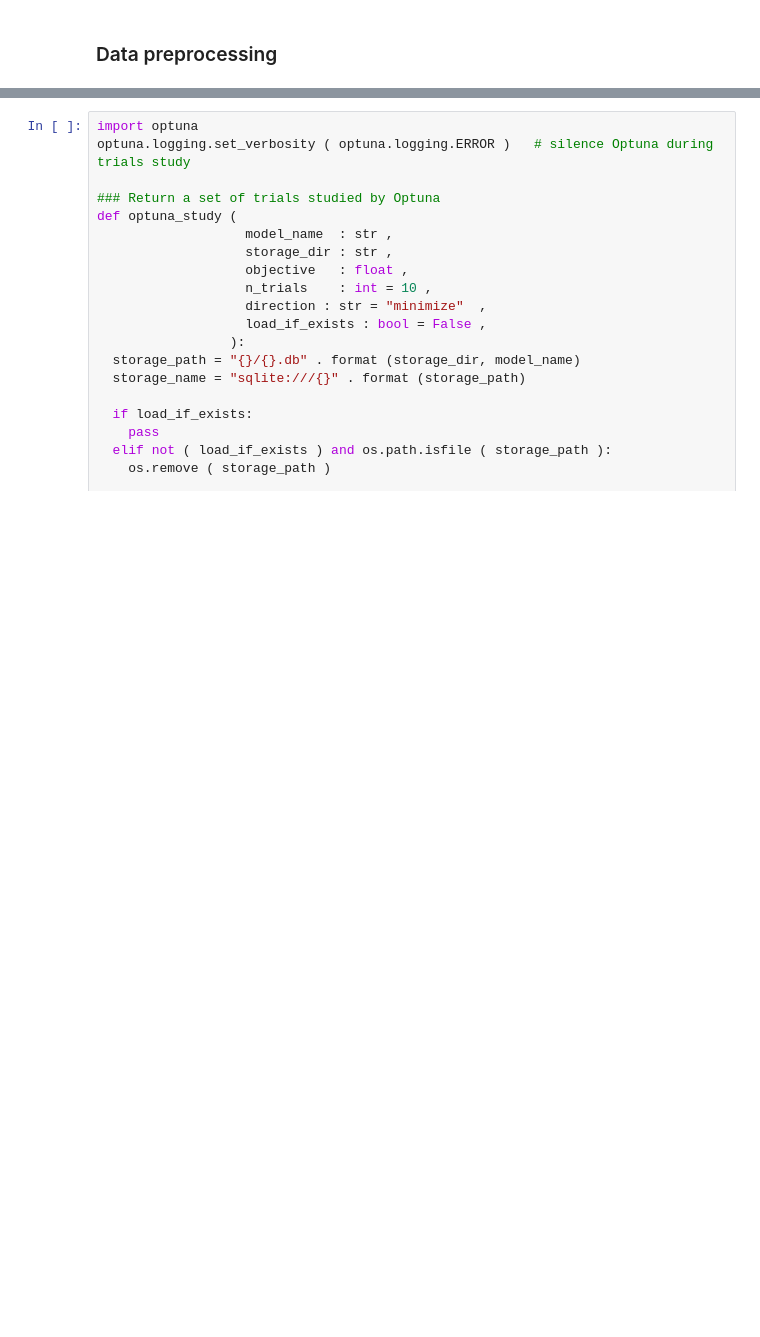
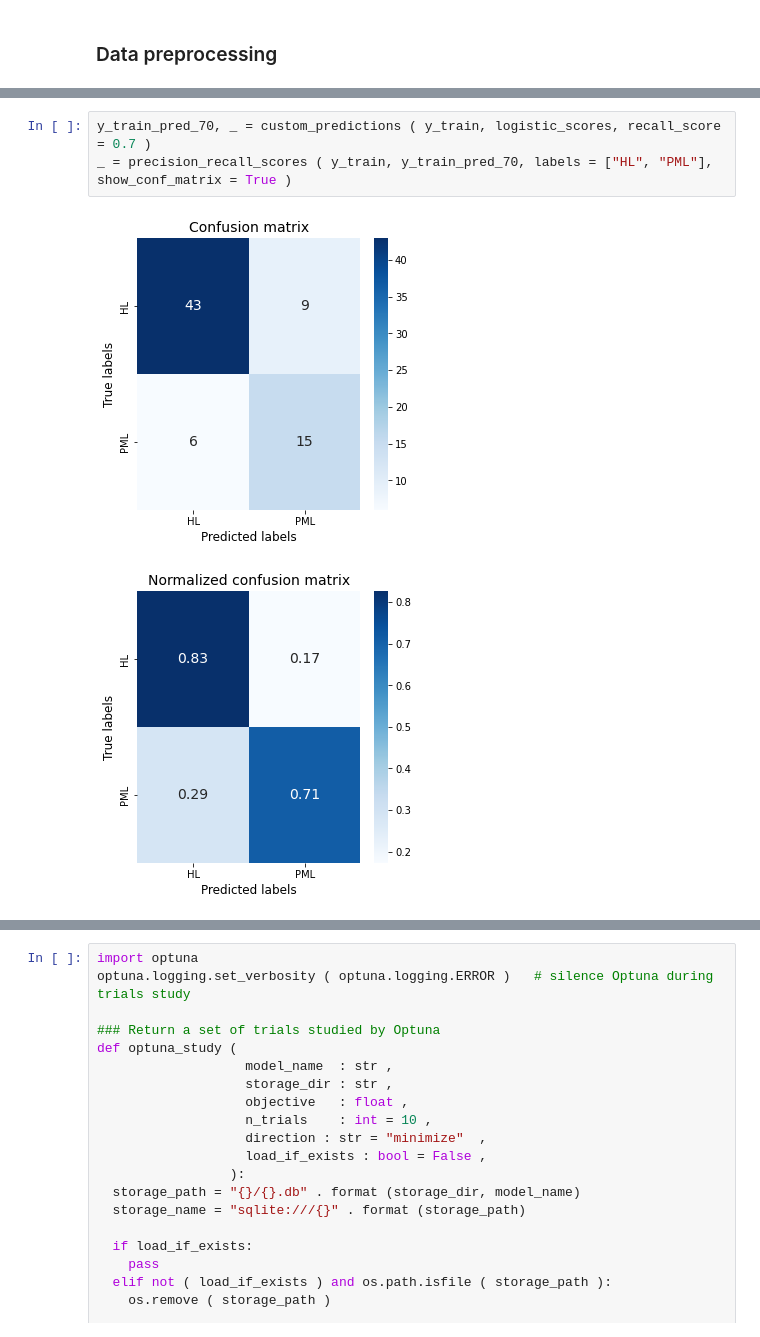
Before and after one commit to harel-coffee/mediastinal-lymphoma-classification-auto, a Jupyter notebook: 5_lymphoma_classification.ipynb, the cells around one changed output, grey strips where cells are left out. Cells and saved outputs as stored; diff of their text form; blank space fills up the shorter version.

```diff
--- a/5_lymphoma_classification.ipynb
+++ b/5_lymphoma_classification.ipynb
@@ -209,2 +188,8 @@ _ = precision_recall_scores ( y_train, y_train_pred_80, verbose = True, labels =
 [figure]
 [figure]
+# %%
+y_train_pred_70, _ = custom_predictions ( y_train, logistic_scores, recall_score = 0.7 )
+_ = precision_recall_scores ( y_train, y_train_pred_70, labels = ["HL", "PML"], show_conf_matrix = True )
+# %% [output]
+[figure, added]
+[figure, added]
```
Also changed, not shown: parts of 90 cells of this notebook.
